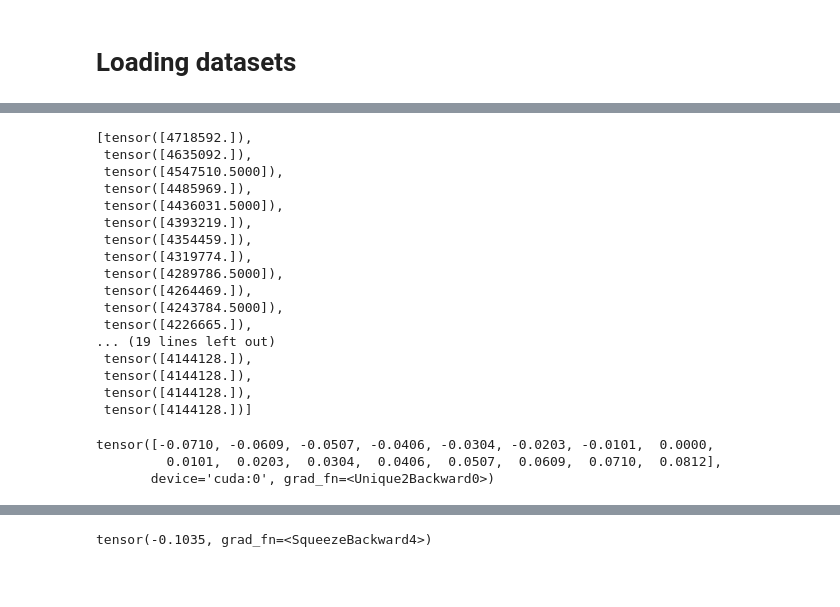
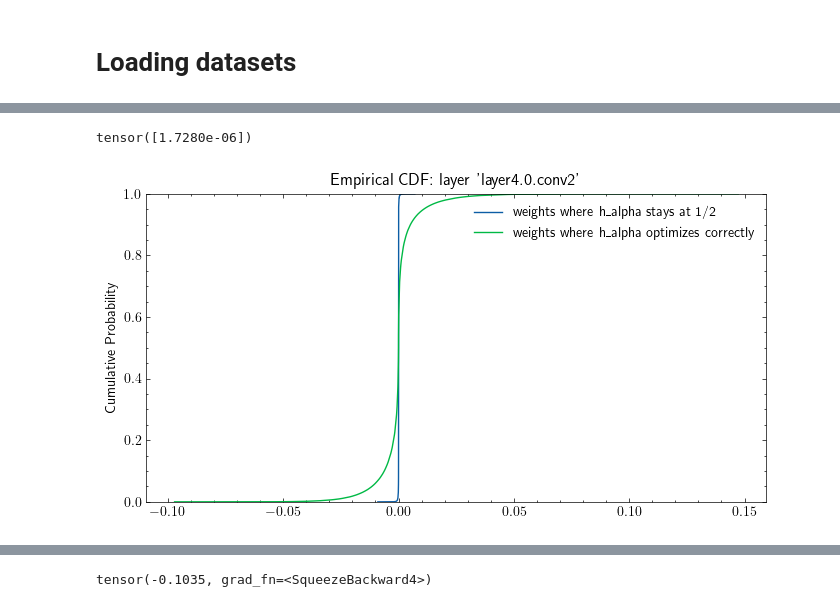
Before and after one commit to puscianm/anvil, a Jupyter notebook: testing.ipynb, the cells around one changed output, grey strips where cells are left out. Drawn from its saved outputs; the diff is of its cells as text; code cells hidden in the pictures; blank space fills up the shorter version.

```diff
--- a/testing.ipynb
+++ b/testing.ipynb
@@ -241,29 +280,40 @@ last nubmer of h_alphas other than 0 or 1: 2072064
-# %%
-adaround_statistics[layer_to_plot]['losses']
-# %% [output]
-[tensor([4718592.]),
- tensor([4635092.]),
- tensor([4547510.5000]),
- tensor([4485969.]),
- tensor([4436031.5000]),
- tensor([4393219.]),
- tensor([4354459.]),
- tensor([4319774.]),
- tensor([4289786.5000]),
- tensor([4264469.]),
- tensor([4243784.5000]),
- tensor([4226665.]),
-... (19 lines left out)
- tensor([4144128.]),
- tensor([4144128.]),
- tensor([4144128.]),
- tensor([4144128.])]
-# %%
-torch.unique(dict(quantizized_model.named_modules())[layer_to_plot].weight)
-# %% [output]
-tensor([-0.0710, -0.0609, -0.0507, -0.0406, -0.0304, -0.0203, -0.0101,  0.0000,
-         0.0101,  0.0203,  0.0304,  0.0406,  0.0507,  0.0609,  0.0710,  0.0812],
-       device='cuda:0', grad_fn=<Unique2Backward0>)
+# %%
+adaround_statistics[layer_to_plot]['losses'][0] - adaround_statistics[layer_to_plot]['losses_data'][0]
+# %% [output]
+tensor([1.7280e-06])
+# %%
+layer_to_plot_cdf = 'layer4.0.conv2'
+weights = dict(model.named_modules())[layer_to_plot_cdf].weight
+h_alphas = adaround_statistics[layer_to_plot_cdf]['h_alphas'][-1]
+
+weights_halphas05 = weights[h_alphas == 0.5]
+weights_halphasnot05 = weights[h_alphas != 0.5]
+
+import scienceplots
+
+def ecdf(data):
+    x = np.sort(data)
+    y = np.arange(1, len(x)+1) / len(x)
+    return x, y
+
+data_05 = weights_halphas05.detach().cpu().numpy()  # Low variance
+data_not05 = weights_halphasnot05.detach().cpu().numpy()  # High variance
+x_05, y_05 = ecdf(data_05)
+x_not05, y_not05 = ecdf(data_not05)
+
+with plt.style.context('science'):
+    plt.figure(figsize=(8, 4))
+    plt.plot(x_05, y_05, label="weights where h_alpha stays at 1/2")
+    plt.plot(x_not05, y_not05, label="weights where h_alpha optimizes correctly")
+    plt.ylabel("Cumulative Probability")
+    plt.legend()
+    plt.title(f"Empirical CDF: layer '{layer_to_plot_cdf}'")
+
+    plt.ylim(0,1)
+    plt.savefig('/home/mpuscian/Desktop/repozytoria/MINI_projects/anvil/currlayer_cdf.pdf')
+    #plt.savefig('/home/mpuscian/Desktop/repozytoria/MINI_projects/anvil/img/layer41conv2_CDF.pdf')
+# %% [output]
+[figure, added]
 # %%
 i = 0
 # %%
```
Also changed, not shown: parts of 27 cells of this notebook, 1 other file.
